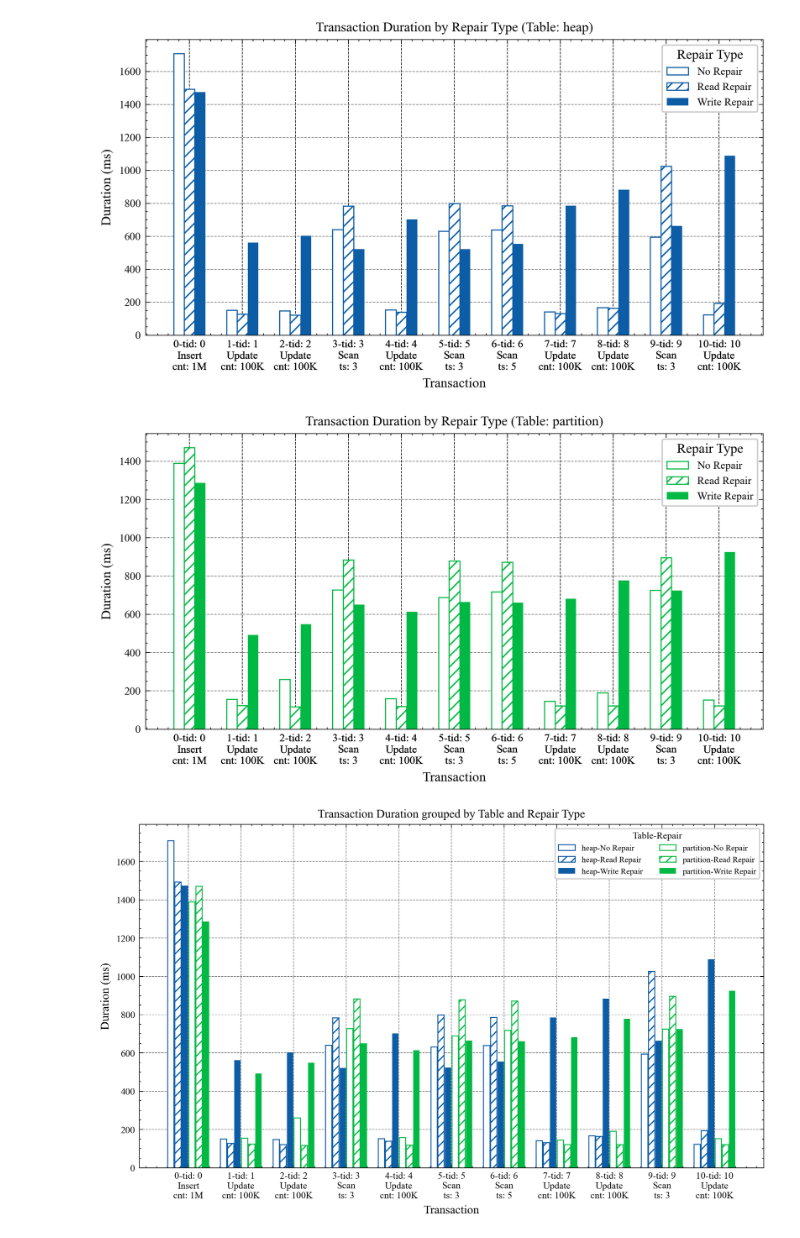
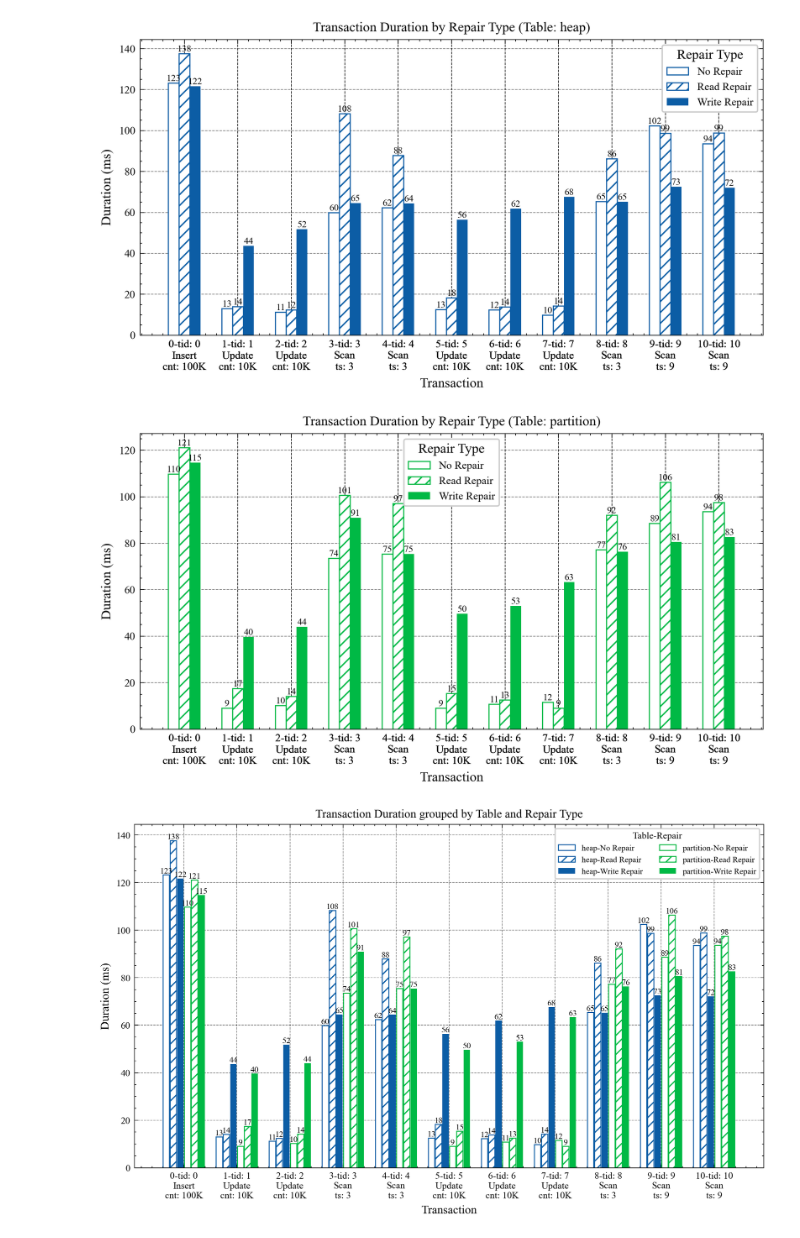
Before and after one commit to mallang/FosterBtree, a Jupyter notebook: benches/hash_join/join_simulation/join_repair_jun.ipynb, the cells around one changed output. Saved outputs shown, nothing was run; the diff lists cells and outputs as text; code cells hidden in the pictures.

Commit message:
add manual txs generator

```diff
--- a/benches/hash_join/join_simulation/join_repair_jun.ipynb
+++ b/benches/hash_join/join_simulation/join_repair_jun.ipynb
@@ -21,7 +21,7 @@ SEED = 15661183908140331744
 
 # Base CLI arguments (excluding table-type, which will be added separately)
 BASE_ARGS = [
-    "--row-count", "1M",
+    "--row-count", "100K",
     "--join-key-size", "100",
     "--pkey-size", "100",
     "--value-size", "800",
@@ -42,8 +42,12 @@ BASE_ARGS = [
     # "--num-join-keys", "..."   # Optional
     # "--recent-get-ratio", "..."  # Optional
     # "--bucket-num", "..."        # Optional
-    "--seed", str(SEED),
+    # "--seed", str(SEED),
 ]
+
+MANUAL_TXS = "u,0.1 u,0.1 scan,3 scan,3 u,0.1 u,0.1 u,0.1 scan,3 scan,9 scan,9"
+if MANUAL_TXS:
+    BASE_ARGS += ["--manual-txs", MANUAL_TXS]
 
 # ----------------------------------------
 # Function to parse the output
@@ -160,6 +164,18 @@ def run_and_collect(bin_path, table_types, base_args):
 # ----------------------------------------
 # Function to plot the results
 # ----------------------------------------
+def draw_bar_labels(ax, x_positions, heights, font_size=7):
+    for x, y in zip(x_positions, heights):
+        if y > 0:  # 0은 굳이 표시 안 함
+            ax.text(
+                x,
+                y,
+                f"{y:.0f}",
+                ha='center',
+                va='bottom',
+                fontsize=font_size
+            )
+
 def prepare_plot_data(df):
     prop_cycler = plt.rcParams['axes.prop_cycle']
     colors = prop_cycler.by_key()['color']
@@ -238,6 +254,8 @@ def plot_result(df):
                 **style
             )
 
+            draw_bar_labels(ax, df_repair['idx'] + offsets[i], df_repair['duration_ms'])
+
         ax.set_xticks(df_table['idx'])
         ax.set_xticklabels([x_labels[unique_idx.index(idx)] for idx in df_table['idx']], rotation=0, fontsize=8, ha='center')
 
@@ -284,6 +302,8 @@ def plot_all(df):
             **style
         )
 
+        draw_bar_labels(ax, x_positions, durations)
+
     ax.set_xticks(range(len(unique_idx)))
     ax.set_xticklabels(x_labels, rotation=0, fontsize=8, ha='center')
 
@@ -333,4 +353,4 @@ Running for table_type=partition...
 66 rows × 8 columns
-[figure, old version]
+[figure, new version]
-[figure, old version]
+[figure, new version]
-[figure, old version]
+[figure, new version]
```
Also changed, not shown: parts of 1 cell of this notebook, 1 other file.
